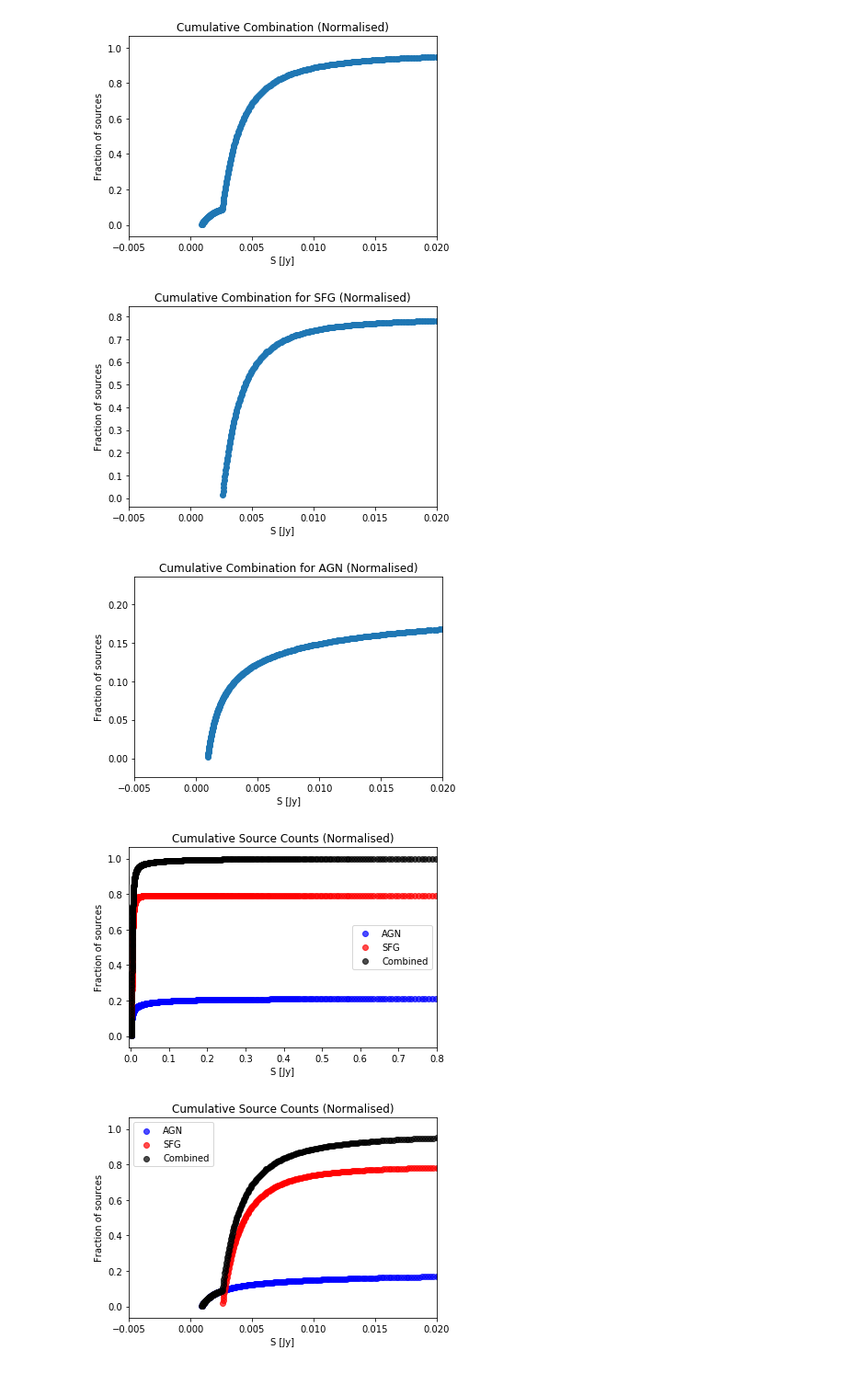
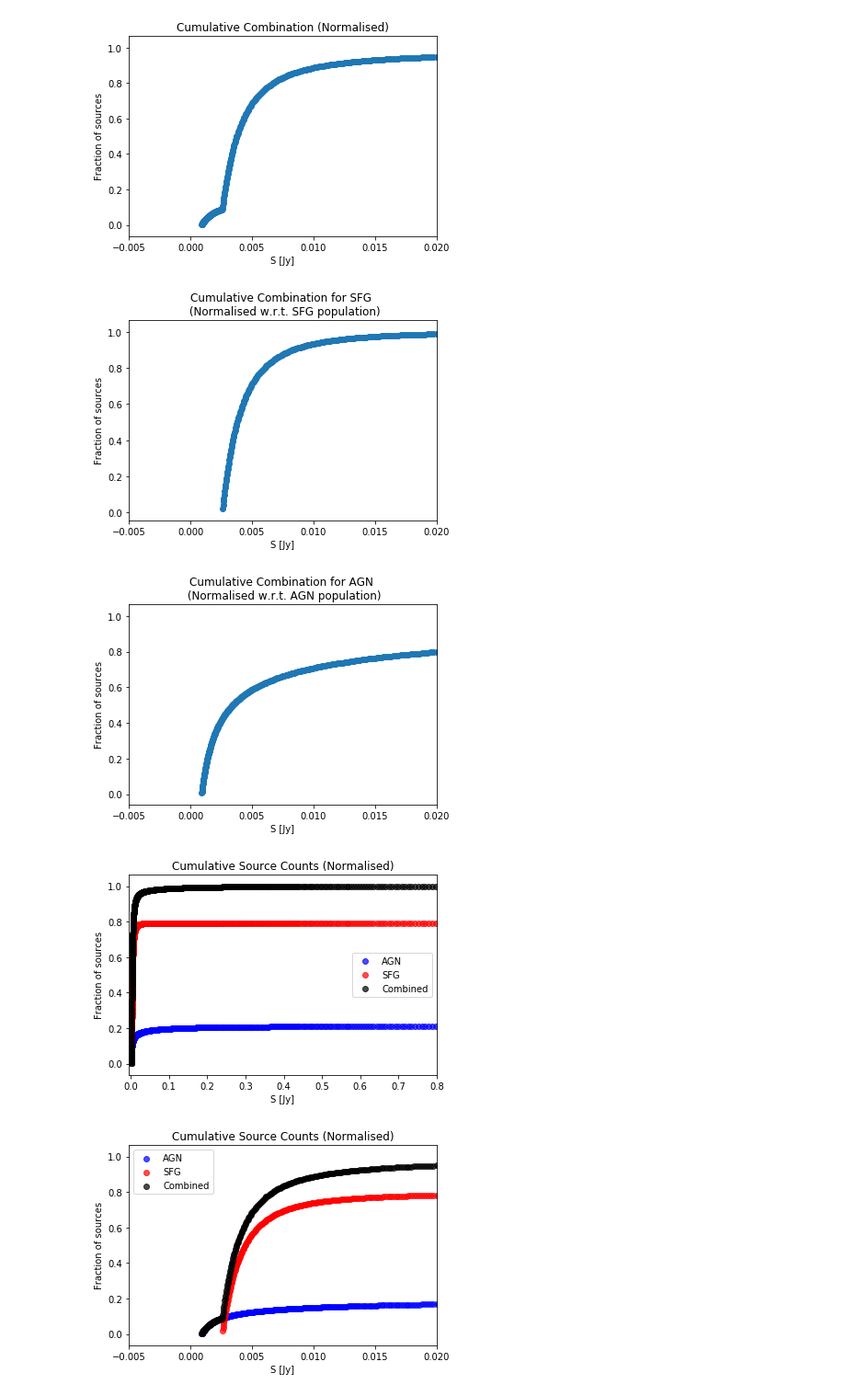
Before and after one commit to AstronomerJoe/CheckSourceCounts, a Jupyter notebook: SourceCounts_Upload.ipynb, the cells around one changed output. Shown: that part at 92% size. Saved outputs shown, nothing was run; the diff lists cells and outputs as text; code cells hidden in the pictures.

```diff
--- a/SourceCounts_Upload.ipynb
+++ b/SourceCounts_Upload.ipynb
@@ -16,7 +16,7 @@ from scipy import interpolate
 # col. 5 =      source counts for steep-spectrum objects
 ##################
 
-AGNdf = pd.read_excel('./AGN2017.xlsx', sheet_name='Sheet1')
+AGNdf = pd.read_excel('/Users/joehanson/Documents/February 2019/AGN2017.xlsx', sheet_name='Sheet1')
 AGNdata = np.array(AGNdf)
 AGNLogSJy = AGNdata[:,0]
 AGNOverall = AGNdata[:,1]
@@ -69,7 +69,7 @@ dNdS_AGN.shape:  (999,)
 # COLUMN 9 : log[dN/dS*S^2.5 (Jy^1.5/sr)] for STARBURSTS   @ 8.4 GHz
 #
 ##################
-StarburstSpiraldf = pd.read_excel('./SpiralsStarburst.xlsx', sheet_name='Sheet1')
+StarburstSpiraldf = pd.read_excel('/Users/joehanson/Documents/February 2019/SpiralsStarburst.xlsx', sheet_name='Sheet1')
 StarburstSpiraldata = np.array(StarburstSpiraldf)
 StarburstSpiralLogSJy = StarburstSpiraldata[:,0]
 
@@ -85,7 +85,7 @@ StarburstOverall = np.exp(StarburstLogOverall) # dN/dS*S^2.5
 # % NORMALIZED DIFFERENTIAL COUNTS FOR PROTOSPHEROIDS
 # % log[S (Jy)]  -   log[dN/dS*S^2.5 (Jy^1.5/sr)], @ 0.61GHz, 1.4GHz, 5.0GHz, 8.4GHz
 # %
-Protospheroidaldf = pd.read_excel('./Protospheroidals2.xlsx', sheet_name='Sheet1')
+Protospheroidaldf = pd.read_excel('/Users/joehanson/Documents/February 2019/Protospheroidals2.xlsx', sheet_name='Sheet1')
 Protospheroidaldata = np.array(Protospheroidaldf)
 ProtospheroidalLogSJy = Protospheroidaldata[:,0]
 ProtospheroidalLogOverall = Protospheroidaldata[:,1] # log(dN/dS*S^2.5)
@@ -96,14 +96,14 @@ ProtospheroidalOverall = np.exp(ProtospheroidalLogOverall) # dN/dS*S^2.5
 SFGLogSJy = ProtospheroidalLogSJy
 SFGSJy = np.exp(SFGLogSJy)
 
-
+# Divide by S^2.5 to obtain dN/dS
 SFGSJyTwopointFive = SFGSJy**2.5
 dNdS_Protospheroidal = ProtospheroidalOverall / SFGSJyTwopointFive
 dNdS_Spiral = SpiralOverall / SFGSJyTwopointFive
 dNdS_Starburst = StarburstOverall / SFGSJyTwopointFive
 
 # Combine dN/dS for Spiral, Starburst, SFG, to find dN/dS for all star forming galaxies.
-dNdS_SFG = dNdS_Spiral + dNdS_Starburst + dNdS_Protospheroidal
+dNdS_SFG = dNdS_Spiral +  dNdS_Starburst + dNdS_Protospheroidal
 
 
 # Check the distribution
@@ -271,8 +272,8 @@ for i in range(len(Norm_SFG_dNdS_Interpolated)):
 cumulative_SFG = cumulative_SFG / cumulative[-1] # Normalise w.r.t. total (all) population
 cumulative_SFG2 = cumulative_SFG / cumulative_SFG[-1] # Normalise w.r.t. total SFG population
 
-plt.scatter(AnotherSFGSJy, cumulative_SFG)
-plt.title('Cumulative Combination for SFG (Normalised)')
+plt.scatter(AnotherSFGSJy, cumulative_SFG2)
+plt.title('Cumulative Combination for SFG \n (Normalised w.r.t. SFG population)')
 plt.xlabel('S [Jy]')
 plt.ylabel('Fraction of sources')
 plt.xlim(-0.005,0.02)
@@ -295,35 +296,35 @@ plt.scatter(SJy, cumulative_AGN2)
 plt.title('Cumulative Combination for AGN \n (Normalised w.r.t. AGN population)')
 plt.xlabel('S [Jy]')
 plt.ylabel('Fraction of sources')
 plt.xlim(-0.005,0.02)
 plt.show()
 
 
 plt.scatter(SJy, cumulative_AGN, alpha=0.7, color='b', label='AGN')
 plt.scatter(AnotherSFGSJy, cumulative_SFG, alpha=0.7, color='r', label='SFG')
 plt.scatter(SJy, cumulative, color='k', alpha=0.7, label='Combined')
 plt.title('Cumulative Source Counts (Normalised)')
 plt.xlabel('S [Jy]')
 plt.ylabel('Fraction of sources')
 plt.legend()
 plt.xlim(-0.005,0.8)
 plt.show()
 
 
 plt.scatter(SJy, cumulative_AGN, alpha=0.7, color='b', label='AGN')
 plt.scatter(AnotherSFGSJy, cumulative_SFG, alpha=0.7, color='r', label='SFG')
 plt.scatter(SJy, cumulative, color='k', alpha=0.7, label='Combined')
 plt.title('Cumulative Source Counts (Normalised)')
 plt.xlabel('S [Jy]')
 plt.ylabel('Fraction of sources')
 plt.legend()
 plt.xlim(-0.005,0.02)
 plt.show()
 
 print("This plot concerns me as I believe there should be more AGN than SFG. Could this be correct?")
 # %% [output]
-[figure, old version]
+[figure, new version]
-[figure, old version]
+[figure, new version]
 [figure]
 [figure]
 This plot concerns me as I believe there should be more AGN than SFG. Could this be correct?
```
Also changed, not shown: parts of 1 cell of this notebook.
